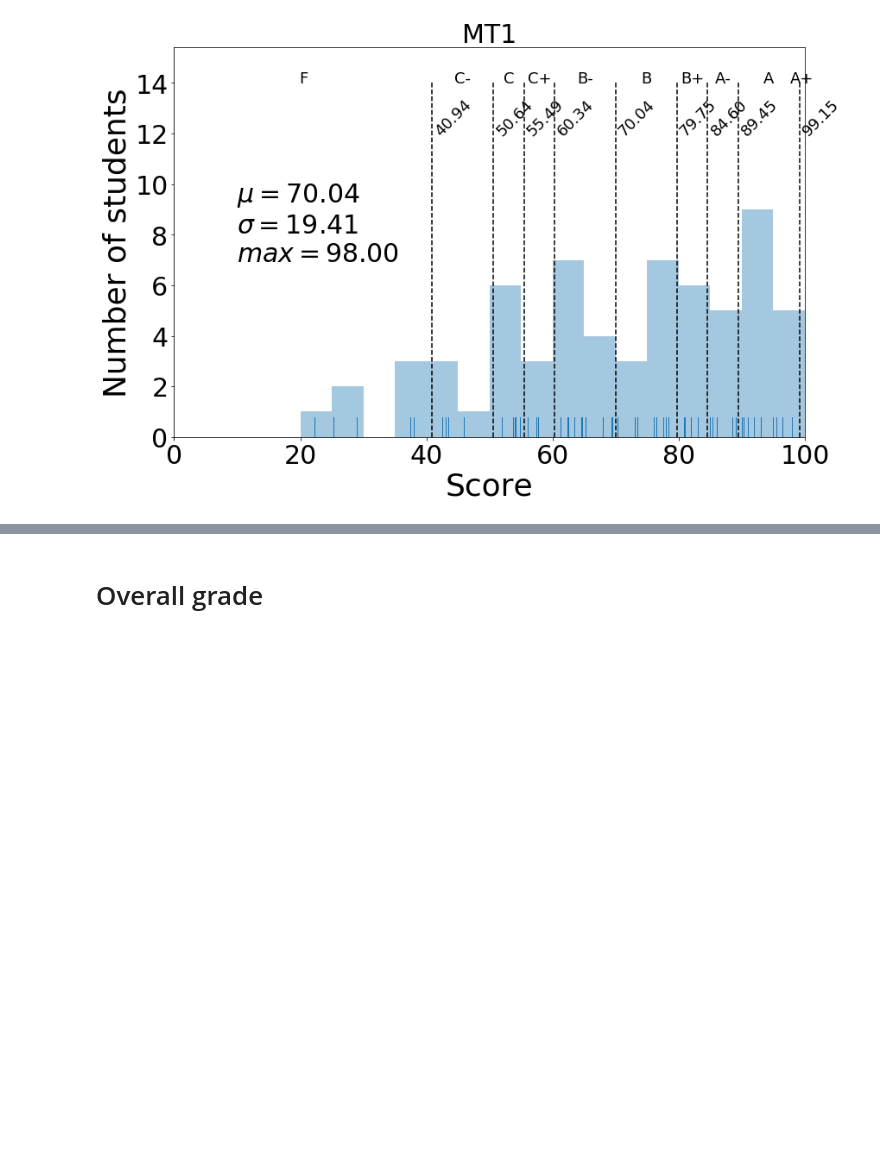
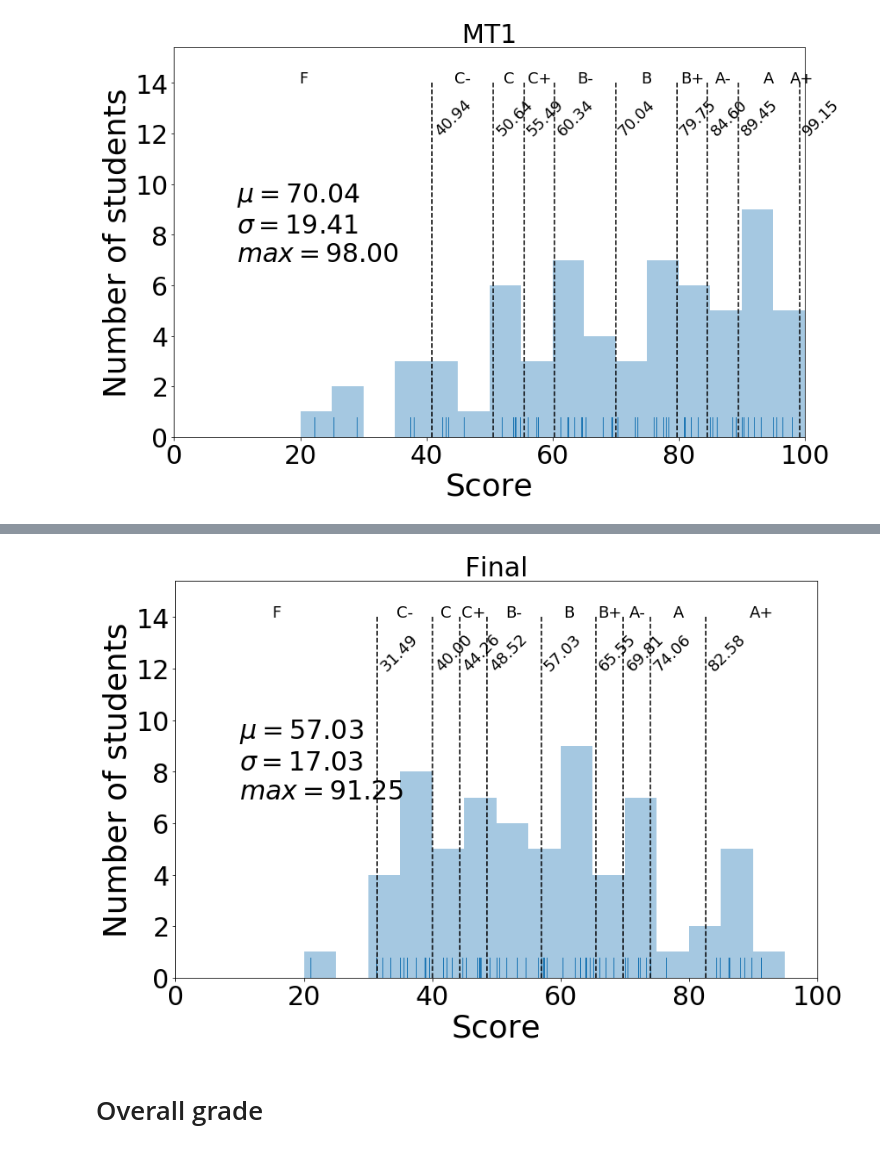
Before and after one commit to materialsvirtuallab/nano106, a Jupyter notebook: grades/NANO106_Grades_Spring2018.ipynb, the cells around one changed output, grey strips where cells are left out. Drawn from its saved outputs; the diff is of its cells as text; code cells hidden in the pictures; blank space fills up the shorter version.

```diff
--- a/grades/NANO106_Grades_Spring2018.ipynb
+++ b/grades/NANO106_Grades_Spring2018.ipynb
@@ -176,5 +176,7 @@ cutoffs = bar_plot(d, "MT2", annotate=True)
 # %%
-#cutoffs = bar_plot(d, "Final", annotate=True)
+cutoffs = bar_plot(d, "Final", annotate=True)
+# %% [output]
+[figure, added]
 # %% [markdown]
 # Overall grade
 # %%
```
Also changed, not shown: parts of 4 cells of this notebook.
